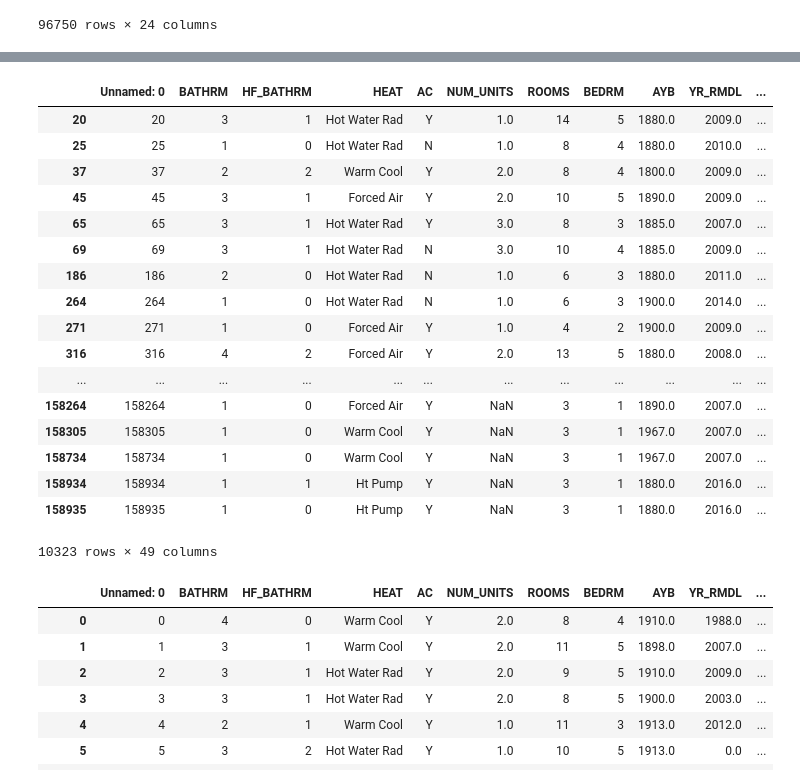
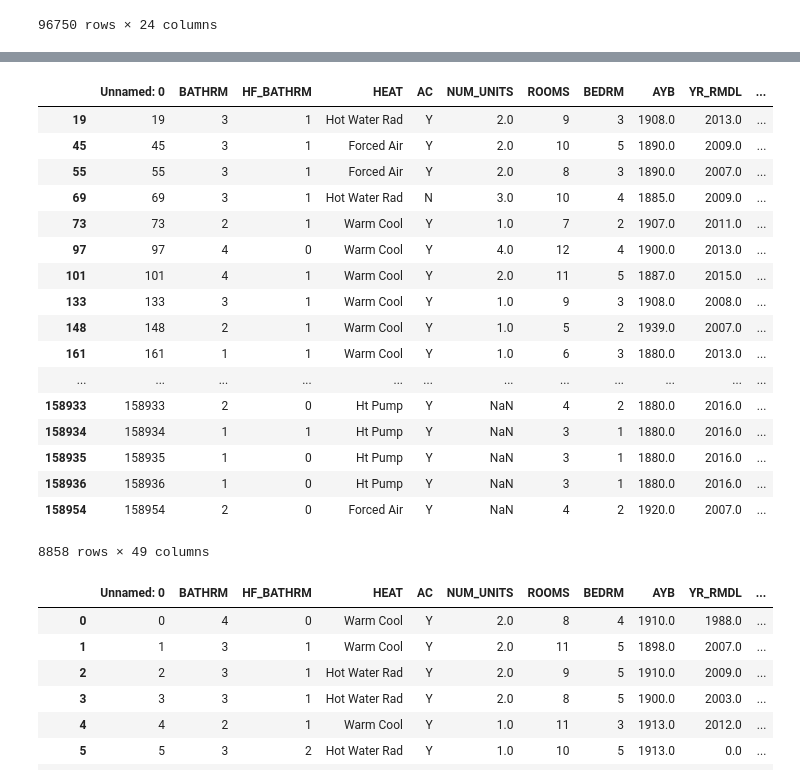
Before and after one commit to sujeebadal/DataWork-January2019, a Jupyter notebook: Project 1.ipynb, the cells around one changed output, grey strips where cells are left out. Cells and saved outputs as stored; diff of their text form; code cells hidden in the pictures.

```diff
--- a/Project 1.ipynb
+++ b/Project 1.ipynb
@@ -177,26 +177,26 @@ YR_RMDL
 Name: PRICE, Length: 110, dtype: float64
 # %%
 #multiple conditions
-df.loc[(df['YR_RMDL'] >= 2007) & (df['YR_RMDL'] < 2017) & (df['PRICE'] >= 7000) & (df['PRICE'] < 500000)] #between year 2007 and 2017
+df.loc[(df['YR_RMDL'] >= 2007) & (df['YR_RMDL'] < 2017) & (df['PRICE'] >= 400000) & (df['PRICE'] < 800000)] #between year 2007 and 2017
 # %% [output]
 |  | Unnamed: 0 | BATHRM | HF_BATHRM | HEAT | AC | NUM_UNITS | ROOMS | BEDRM | AYB | YR_RMDL | ... |
-| 20 | 20 | 3 | 1 | Hot Water Rad | Y | 1.0 | 14 | 5 | 1880.0 | 2009.0 | ... |
-| 25 | 25 | 1 | 0 | Hot Water Rad | N | 1.0 | 8 | 4 | 1880.0 | 2010.0 | ... |
-| 37 | 37 | 2 | 2 | Warm Cool | Y | 2.0 | 8 | 4 | 1800.0 | 2009.0 | ... |
+| 19 | 19 | 3 | 1 | Hot Water Rad | Y | 2.0 | 9 | 3 | 1908.0 | 2013.0 | ... |
 | 45 | 45 | 3 | 1 | Forced Air | Y | 2.0 | 10 | 5 | 1890.0 | 2009.0 | ... |
-| 65 | 65 | 3 | 1 | Hot Water Rad | Y | 3.0 | 8 | 3 | 1885.0 | 2007.0 | ... |
+| 55 | 55 | 3 | 1 | Forced Air | Y | 2.0 | 8 | 3 | 1890.0 | 2007.0 | ... |
 | 69 | 69 | 3 | 1 | Hot Water Rad | N | 3.0 | 10 | 4 | 1885.0 | 2009.0 | ... |
-| 186 | 186 | 2 | 0 | Hot Water Rad | N | 1.0 | 6 | 3 | 1880.0 | 2011.0 | ... |
-| 264 | 264 | 1 | 0 | Hot Water Rad | N | 1.0 | 6 | 3 | 1900.0 | 2014.0 | ... |
-| 271 | 271 | 1 | 0 | Forced Air | Y | 1.0 | 4 | 2 | 1900.0 | 2009.0 | ... |
-| 316 | 316 | 4 | 2 | Forced Air | Y | 2.0 | 13 | 5 | 1880.0 | 2008.0 | ... |
+| 73 | 73 | 2 | 1 | Warm Cool | Y | 1.0 | 7 | 2 | 1907.0 | 2011.0 | ... |
+| 97 | 97 | 4 | 0 | Warm Cool | Y | 4.0 | 12 | 4 | 1900.0 | 2013.0 | ... |
+| 101 | 101 | 4 | 1 | Warm Cool | Y | 2.0 | 11 | 5 | 1887.0 | 2015.0 | ... |
+| 133 | 133 | 3 | 1 | Warm Cool | Y | 1.0 | 9 | 3 | 1908.0 | 2008.0 | ... |
+| 148 | 148 | 2 | 1 | Warm Cool | Y | 1.0 | 5 | 2 | 1939.0 | 2007.0 | ... |
+| 161 | 161 | 1 | 1 | Warm Cool | Y | 1.0 | 6 | 3 | 1880.0 | 2013.0 | ... |
 | ... | ... | ... | ... | ... | ... | ... | ... | ... | ... | ... | ... |
-| 158264 | 158264 | 1 | 0 | Forced Air | Y | NaN | 3 | 1 | 1890.0 | 2007.0 | ... |
-| 158305 | 158305 | 1 | 0 | Warm Cool | Y | NaN | 3 | 1 | 1967.0 | 2007.0 | ... |
-| 158734 | 158734 | 1 | 0 | Warm Cool | Y | NaN | 3 | 1 | 1967.0 | 2007.0 | ... |
+| 158933 | 158933 | 2 | 0 | Ht Pump | Y | NaN | 4 | 2 | 1880.0 | 2016.0 | ... |
 | 158934 | 158934 | 1 | 1 | Ht Pump | Y | NaN | 3 | 1 | 1880.0 | 2016.0 | ... |
 | 158935 | 158935 | 1 | 0 | Ht Pump | Y | NaN | 3 | 1 | 1880.0 | 2016.0 | ... |
+| 158936 | 158936 | 1 | 0 | Ht Pump | Y | NaN | 3 | 1 | 1880.0 | 2016.0 | ... |
+| 158954 | 158954 | 2 | 0 | Forced Air | Y | NaN | 4 | 2 | 1920.0 | 2007.0 | ... |
-10323 rows × 49 columns
+8858 rows × 49 columns
 # %%
 df.fillna(0)
 # %% [output]
```
Also changed, not shown: parts of 7 cells of this notebook.
